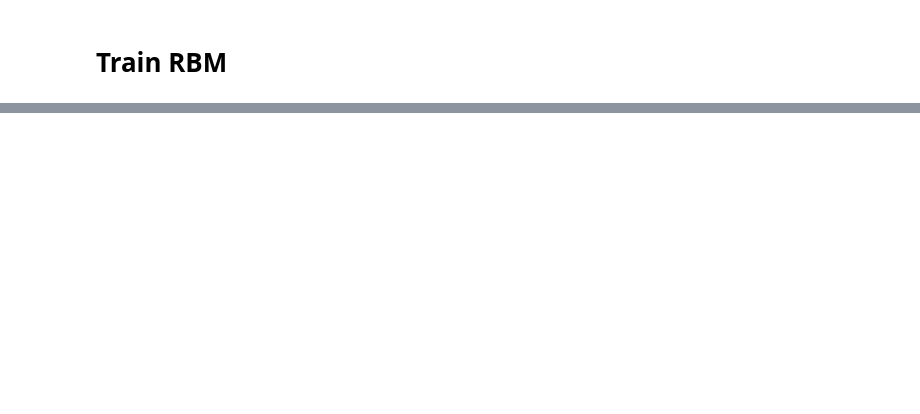
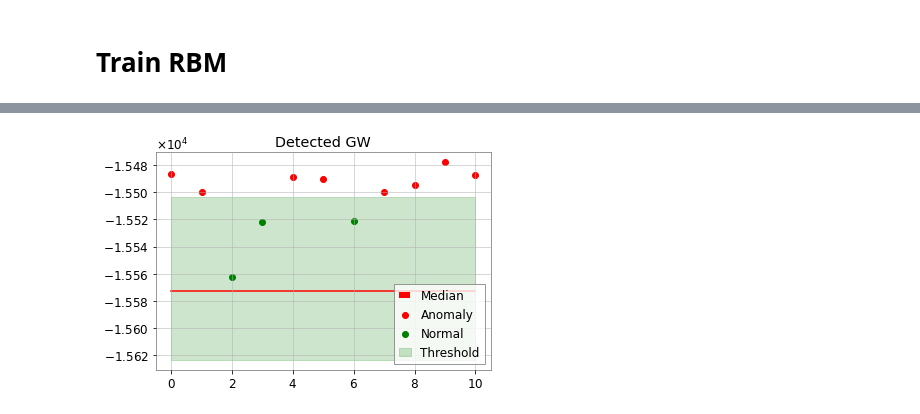
Before and after one commit to Midii-11/Template-free_GW_Detection, a Jupyter notebook: rbm/RBM_Notebook.ipynb, the cells around one changed output, grey strips where cells are left out. Saved outputs shown, nothing was run; the diff lists cells and outputs as text; code cells hidden in the pictures; blank space fills up the shorter version.

```diff
--- a/rbm/RBM_Notebook.ipynb
+++ b/rbm/RBM_Notebook.ipynb
@@ -306,0 +442,30 @@ rbm.save_weights(filename='ML/rbm-weights', name='rbm-weights')
+# %%
+event_energies = np.zeros(events.shape[0])
+for i in range(len(events)):
+  event_energies[i] = rbm.get_free_energy(events[i])
+
+# print(event_energies)
+# plt.plot(event_energies)
+
+annomalies = np.copy(event_energies)
+normal = np.copy(event_energies)
+for i in range(len(event_energies)):
+  if lower_bound < event_energies[i] < upper_bound:
+    annomalies[i] = np.NaN
+  else:
+    normal[i] = np.NaN
+
+fig, ax = plt.subplots()
+ax.set_title('Detected GW')
+
+ax.scatter(np.linspace(0,10,11),annomalies, c='r', label='Anomaly')
+ax.scatter(np.linspace(0,10,11),normal , c='g', label='Normal')
+med_line = np.array([med for i in range(len(event_energies))])
+upper_line = np.array([upper_bound for i in range(len(event_energies))])
+lower_line = np.array([lower_bound for i in range(len(event_energies))])
+ax.plot(med_line, color='r', label='Median')
+ax.fill_between(np.linspace(0,10,11),lower_line, upper_line, alpha=0.2,color='g',label='Threshold')
+ax.legend(loc='lower right')
+fig.savefig('Annomalies.png', dpi=300)
+# %% [output]
+[figure, added]
```
Also changed, not shown: parts of 11 cells of this notebook.
